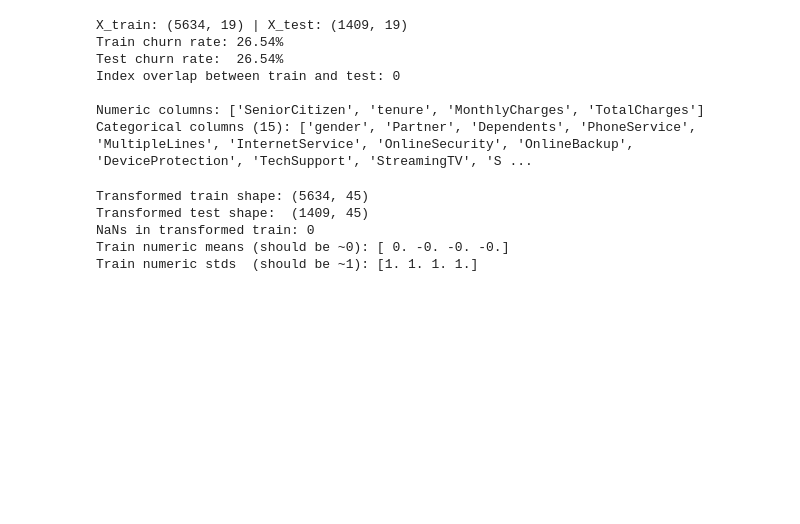
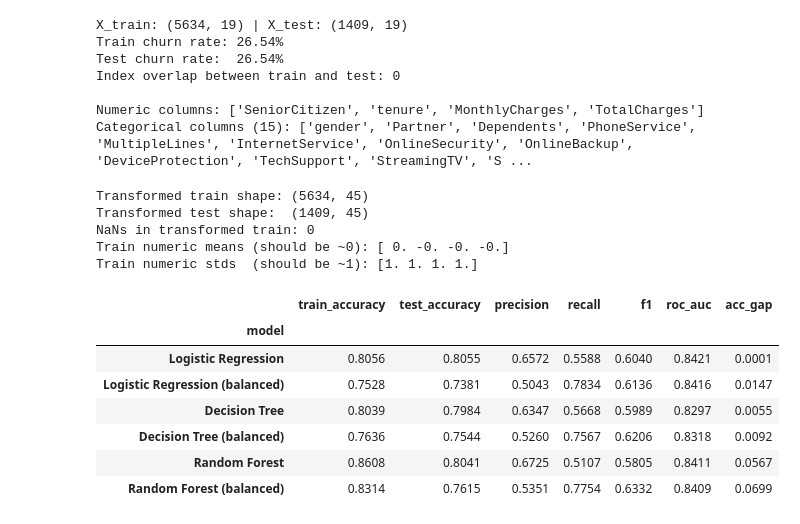
Before and after one commit to pavannangadi/Customer-Churn-Prediction-Telco-, a Jupyter notebook: notebooks/customer_churn_analysis.ipynb, the cells around one changed output. Cells and saved outputs as stored; diff of their text form; code cells hidden in the pictures; blank space fills up the shorter version.

Commit message:
Add model definitions and baseline comparison

```diff
--- a/notebooks/customer_churn_analysis.ipynb
+++ b/notebooks/customer_churn_analysis.ipynb
@@ -321,3 +321,29 @@ Transformed test shape:  (1409, 45)
 NaNs in transformed train: 0
 Train numeric means (should be ~0): [ 0. -0. -0. -0.]
 Train numeric stds  (should be ~1): [1. 1. 1. 1.]
+# %%
+import importlib
+import src.train as train_mod
+import src.evaluate as eval_mod
+importlib.reload(train_mod)
+importlib.reload(eval_mod)
+
+models = train_mod.get_models(numeric_cols, categorical_cols)
+
+results = []
+for name, pipe in models.items():
+    pipe.fit(X_train, y_train)          # preprocessing is fitted inside, on train only
+    results.append(eval_mod.evaluate_model(name, pipe, X_train, y_train, X_test, y_test))
+
+results_df = pd.DataFrame(results).set_index("model").round(4)
+results_df["acc_gap"] = (results_df["train_accuracy"] - results_df["test_accuracy"]).round(4)
+display(results_df)
+# %% [output]
+|  | train_accuracy | test_accuracy | precision | recall | f1 | roc_auc | acc_gap |
+| model |  |  |  |  |  |  |  |
+| Logistic Regression | 0.8056 | 0.8055 | 0.6572 | 0.5588 | 0.6040 | 0.8421 | 0.0001 |
+| Logistic Regression (balanced) | 0.7528 | 0.7381 | 0.5043 | 0.7834 | 0.6136 | 0.8416 | 0.0147 |
+| Decision Tree | 0.8039 | 0.7984 | 0.6347 | 0.5668 | 0.5989 | 0.8297 | 0.0055 |
+| Decision Tree (balanced) | 0.7636 | 0.7544 | 0.5260 | 0.7567 | 0.6206 | 0.8318 | 0.0092 |
+| Random Forest | 0.8608 | 0.8041 | 0.6725 | 0.5107 | 0.5805 | 0.8411 | 0.0567 |
+| Random Forest (balanced) | 0.8314 | 0.7615 | 0.5351 | 0.7754 | 0.6332 | 0.8409 | 0.0699 |
```
Also changed, not shown: 2 other files.
